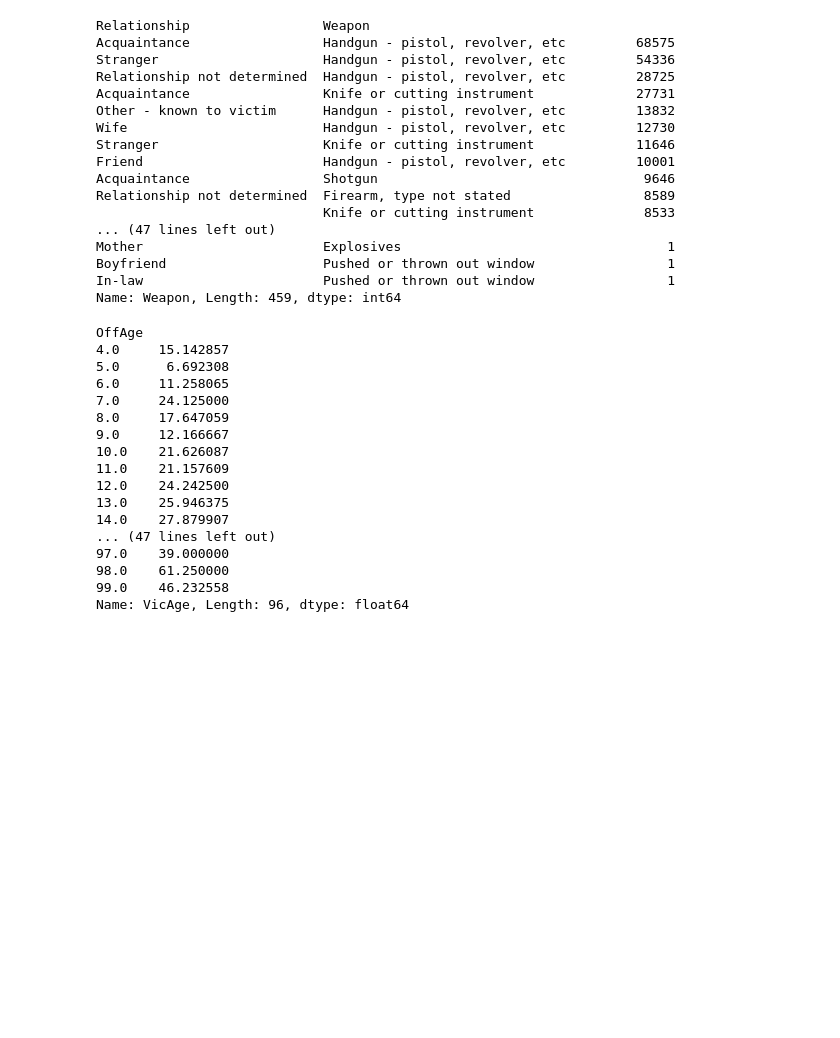
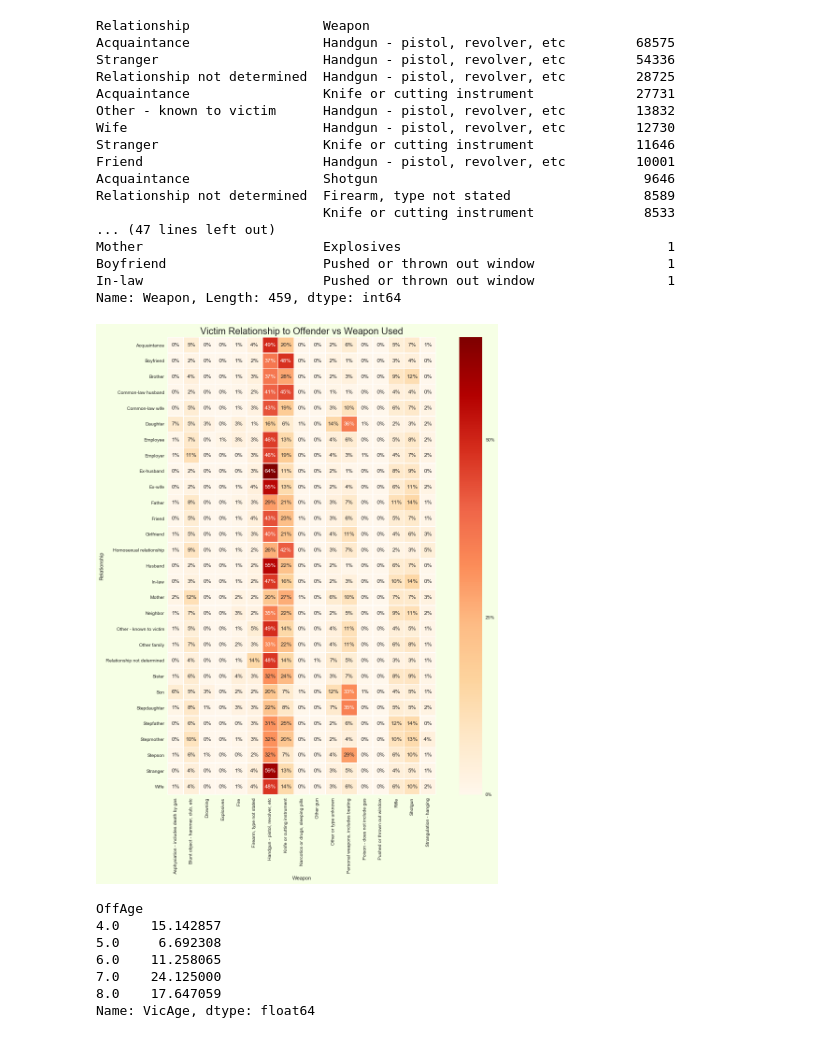
Before and after one commit to cathrinesot/studioprojects, a Jupyter notebook: code/fbi/FBI.ipynb, the cells around one changed output. Saved outputs shown, nothing was run; the diff lists cells and outputs as text; code cells hidden in the pictures; blank space fills up the shorter version.

```diff
--- a/code/fbi/FBI.ipynb
+++ b/code/fbi/FBI.ipynb
@@ -205,23 +206,23 @@ Mother                       Explosives                                  1
 Boyfriend                    Pushed or thrown out window                 1
 In-law                       Pushed or thrown out window                 1
 Name: Weapon, Length: 459, dtype: int64
+# %%
+plt.figure(figsize=(18,18),facecolor='#F6FFE5')
+sns.set()
+ax = sns.heatmap(pd.crosstab(df.Relationship,df.Weapon).apply(lambda r: r/r.sum(), axis=1), fmt=".0%",square= True, linewidths=.5, annot=True, cmap='OrRd')
+ax.set_title('Victim Relationship to Offender vs Weapon Used', size='20')
+cbar = ax.collections[0].colorbar
+cbar.set_ticks([0, .25, .50, .75, 1])
+cbar.set_ticklabels(['0%', '25%', '50%',  '75%', '100%'])
+# %% [output]
+[figure, added]
 # %%
-df.groupby('OffAge')['VicAge'].mean()
+df.groupby('OffAge')['VicAge'].mean().head()
 # %% [output]
 OffAge
-4.0     15.142857
-5.0      6.692308
-6.0     11.258065
-7.0     24.125000
-8.0     17.647059
-9.0     12.166667
-10.0    21.626087
-11.0    21.157609
-12.0    24.242500
-13.0    25.946375
-14.0    27.879907
-... (47 lines left out)
-97.0    39.000000
-98.0    61.250000
-99.0    46.232558
-Name: VicAge, Length: 96, dtype: float64
+4.0    15.142857
+5.0     6.692308
+6.0    11.258065
+7.0    24.125000
+8.0    17.647059
+Name: VicAge, dtype: float64
```
Also changed, not shown: parts of 10 cells of this notebook, 1 other file.
